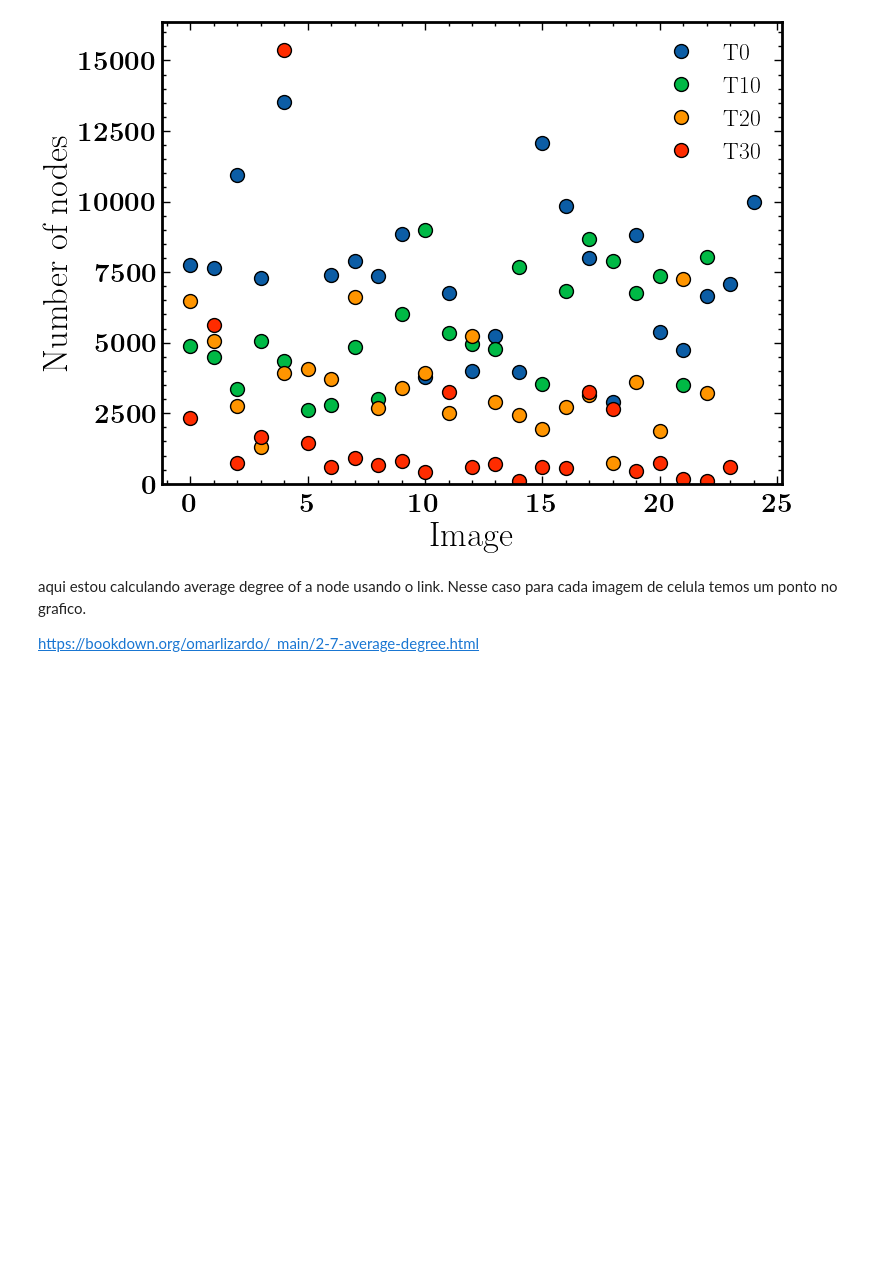
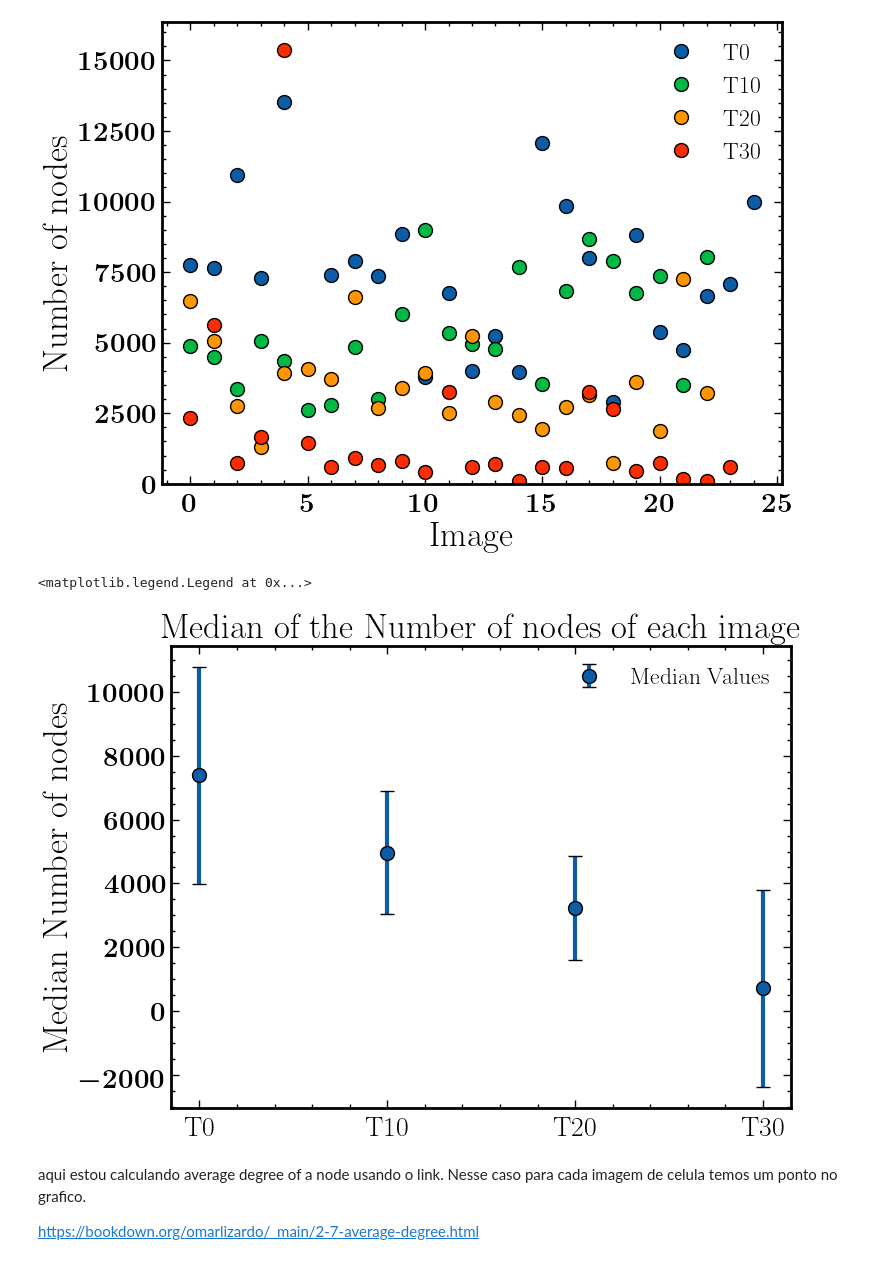
Before and after one commit to walacevale/network_actin_cell, a Jupyter notebook: metricas.ipynb, the cells around one changed output. Saved outputs shown, nothing was run; the diff lists cells and outputs as text; code cells hidden in the pictures; blank space fills up the shorter version.

Commit message:
feat: mediana das metricas

```diff
--- a/metricas.ipynb
+++ b/metricas.ipynb
@@ -74,6 +74,34 @@ print(stdev(count_nodes_imgs))
 # %% [output]
 3161.500536917167
 [figure]
+# %%
+T0_median = np.median(all_count_nodes_imgs[0])
+T10_median = np.median(all_count_nodes_imgs[1])
+T20_median = np.median(all_count_nodes_imgs[2])
+T30_median = np.median(all_count_nodes_imgs[3])
+T_median = np.array([T0_median,T10_median,T20_median,T30_median,])
+
+
+# Calculating standard deviations for error bars
+T0_std = np.std(all_count_nodes_imgs[0])
+T10_std = np.std(all_count_nodes_imgs[1])
+T20_std = np.std(all_count_nodes_imgs[2])
+T30_std = np.std(all_count_nodes_imgs[3])
+
+T_std = np.array([T0_std, T10_std, T20_std, T30_std])
+
+
+# Plotting with error bars
+plt.errorbar(np.arange(len(T_median)), T_median, yerr=T_std, fmt='o', capsize=5)
+plt.xticks(np.arange(len(T_median)), ['T0', 'T10', 'T20', 'T30'])
+plt.ylabel('Median Number of nodes')
+plt.title('Median of the Number of nodes of each image')
+
+# Legend (Although in this case, it might be redundant given the x-axis labels)
+plt.legend(['Median Values'])
+# %% [output]
+<matplotlib.legend.Legend at 0x...>
+[figure, added]
 # %% [markdown]
 aqui estou calculando average degree of a node usando o link. Nesse caso para cada imagem de celula temos um ponto no grafico.
 
```
Also changed, not shown: parts of 4 cells of this notebook.
